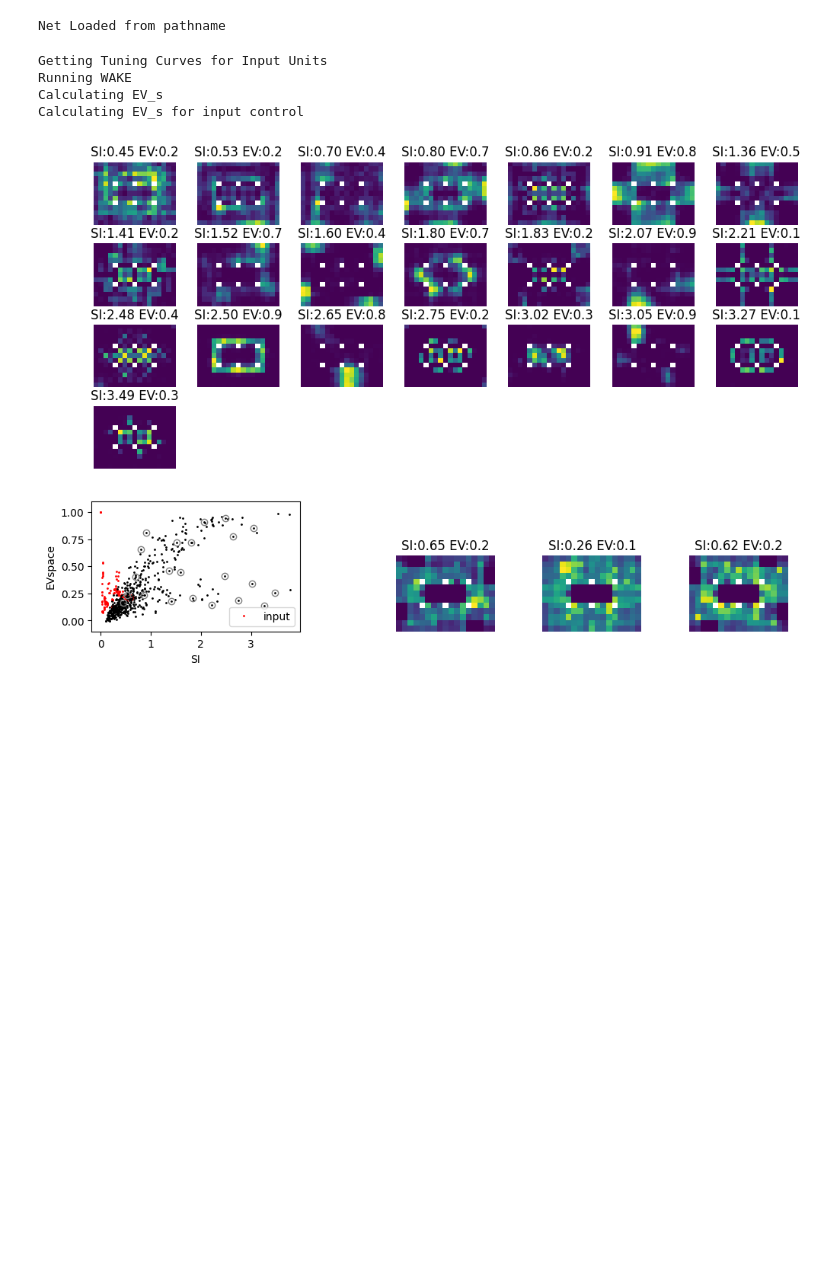
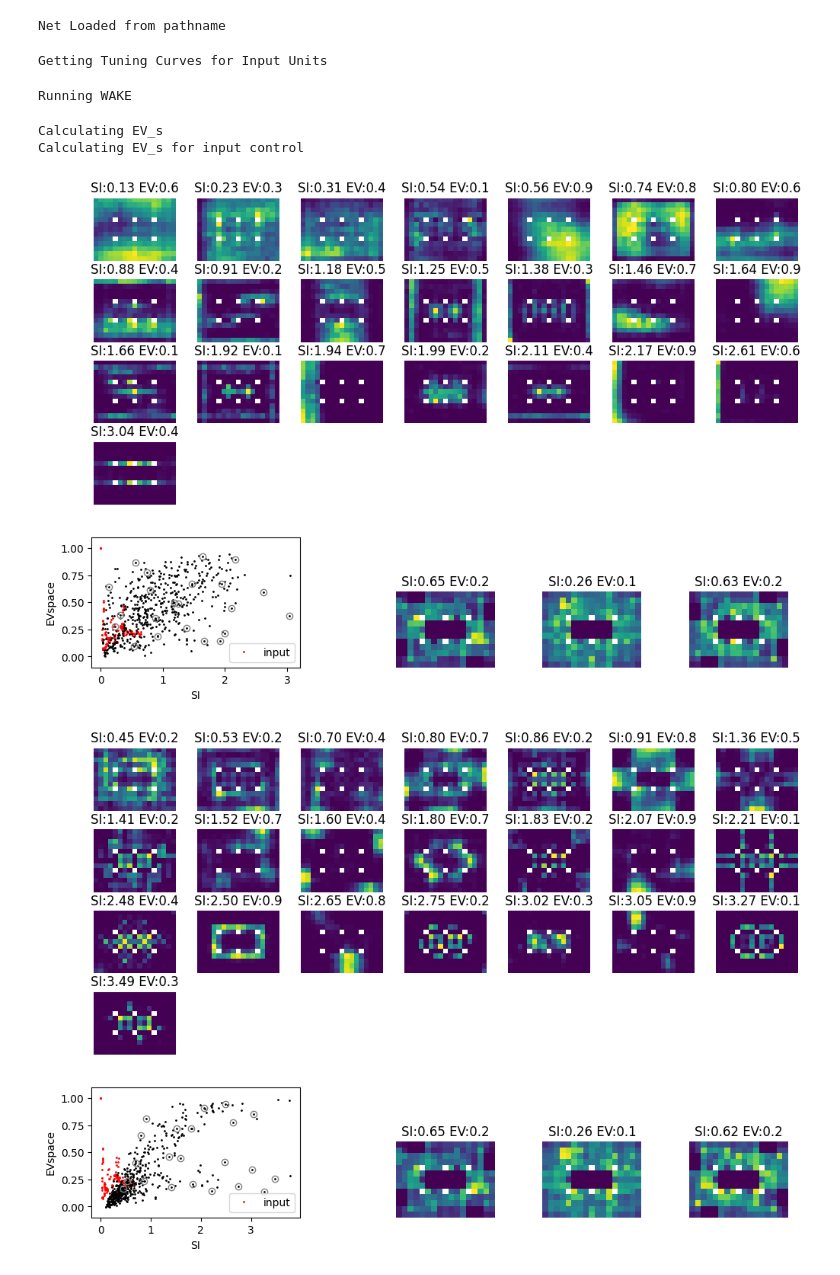
Before and after one commit to SabrinaDu7/RL_for_pRNN, a Jupyter notebook: LavaAnalysis.ipynb, the cells around one changed output. Drawn from its saved outputs; the diff is of its cells as text; code cells hidden in the pictures; blank space fills up the shorter version.

```diff
--- a/LavaAnalysis.ipynb
+++ b/LavaAnalysis.ipynb
@@ -20,3 +20,12 @@ from analysis.representationalGeometryAnalysis import representationalGeometryAn
 # %%
 # savefolder = 'Figures/RIAB_New_SpatialRep_SRSA/' #Change
-savefolder = 'Figures/Lava_sRSA_SI/'
+# savefolder = 'Figures/Lava_sRSA_SI/'
+savefolder = 'Figures/At-1/'
+# %%
+# Custom
+netname = 'thRNN_5win_prevAct-PrevAct-s8'
+netfolder = 'example_nets_donut_long_prev_action/'
+predictiveNet = PredictiveNet.loadNet(netfolder+netname)
+env = predictiveNet.EnvLibrary[0]
+action_probability = np.array([0.15,0.15,0.6,0.1])
+agent = RandomActionAgent(env.action_space, action_probability)
@@ -70,9 +81,15 @@ STA = SpatialTuningAnalysis(predictiveNet,
                             )
 # %% [output]
 Getting Tuning Curves for Input Units
-Running WAKE
-Calculating EV_s
-Calculating EV_s for input control
+Running WAKE
+Calculating EV_s
+Calculating EV_s for input control
+# %%
+# Custom
+STA.SpatialTuningFigure(netname=netname,savefolder=savefolder,
+                       exgrid=5)
+# %% [output]
+[figure, added]
 # %%
 # LN
 STA.SpatialTuningFigure(netname=netname,savefolder=savefolder,
```
Also changed, not shown: parts of 6 cells of this notebook, 29 other files.
